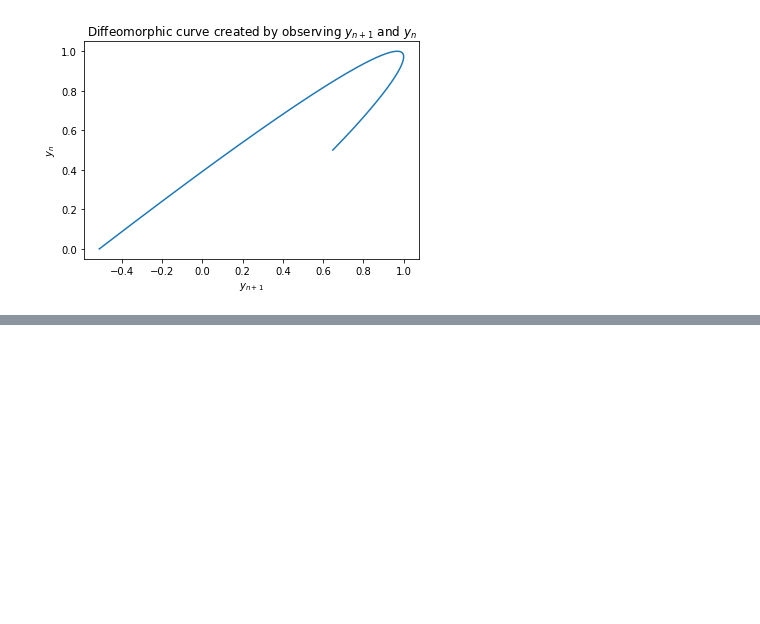
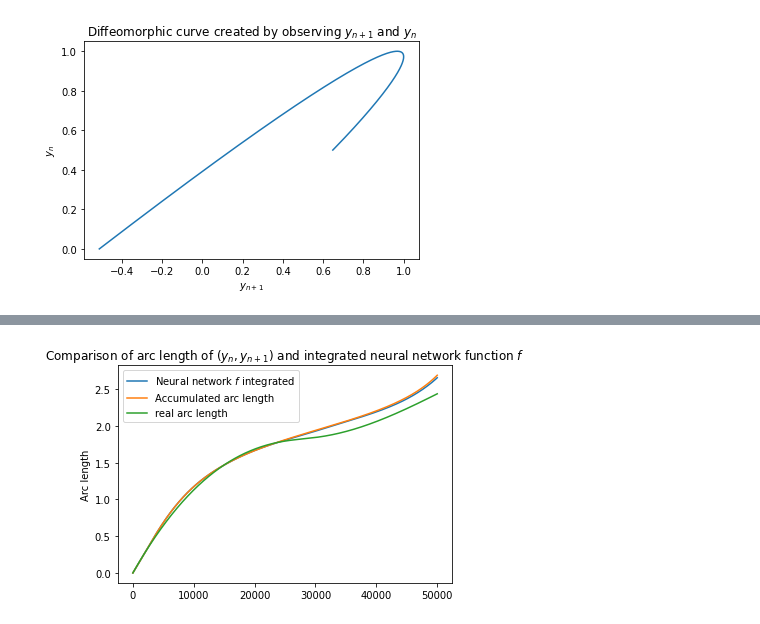
Before and after one commit to plainerman/density-transport, a Jupyter notebook: full_one_dimensional.ipynb, the cells around one changed output, grey strips where cells are left out. Saved outputs shown, nothing was run; the diff lists cells and outputs as text; code cells hidden in the pictures; blank space fills up the shorter version.

```diff
--- a/full_one_dimensional.ipynb
+++ b/full_one_dimensional.ipynb
@@ -173,0 +183,14 @@ plt.show()
+# %%
+model = torch.load("full_one_dimensional/non_normalized/" + str(42) + ".model")
+model.eval()
+
+t_eval = numpy.linspace(0, observe.samplesize, observe.samplesize)
+sol = solve_ivp(f, [0, observe.samplesize], [0], t_eval=t_eval)
+
+acc = 0
+accumulated_points = []
+for i in range(observe.samplesize):
+    accumulated_points.append(acc)
+    acc = s_n1(acc)
+    if i % 5000 == 0:
+        print(i / observe.samplesize)
@@ -173,0 +215,10 @@ plt.show()
+# %%
+plt.title("Comparison of arc length of $(y_n, y_{n+1})$ and integrated neural network function $f$")
+plt.ylabel("Arc length")
+plt.plot(t_eval, sol.y[0], label="Neural network $f$ integrated")
+plt.plot(t_eval, accumulated_points, label="Accumulated arc length")
+plt.plot(t_eval[1:], alen, label="real arc length")
+plt.legend()
+plt.show()
+# %% [output]
+[figure, added]
```
Also changed, not shown: parts of 4 cells of this notebook, 2 other files.
